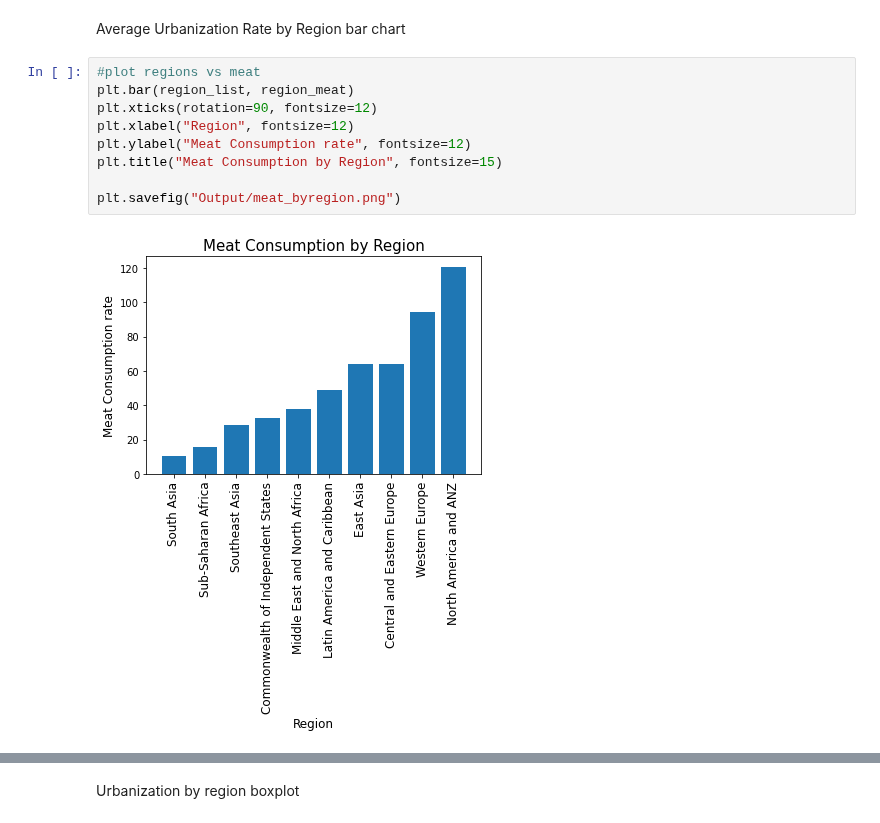
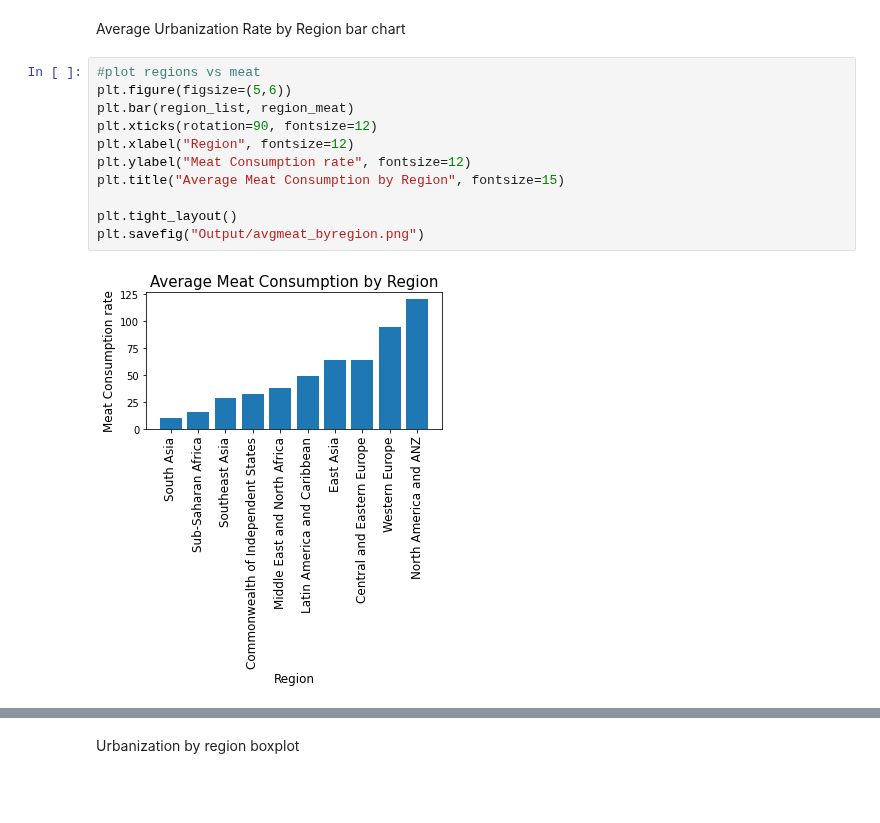
Before and after one commit to ermcgrew/bootcamp_project_one, a Jupyter notebook: data_analysis.ipynb, the cells around one changed output, grey strips where cells are left out. Cells and saved outputs as stored; diff of their text form; blank space fills up the shorter version.

```diff
--- a/data_analysis.ipynb
+++ b/data_analysis.ipynb
@@ -510,14 +515,16 @@ region_list = regions_mean_df.index
 Average Urbanization Rate by Region bar chart
 # %%
 #plot regions vs meat
+plt.figure(figsize=(5,6))
 plt.bar(region_list, region_meat)
 plt.xticks(rotation=90, fontsize=12)
 plt.xlabel("Region", fontsize=12)
 plt.ylabel("Meat Consumption rate", fontsize=12)
-plt.title("Meat Consumption by Region", fontsize=15)
+plt.title("Average Meat Consumption by Region", fontsize=15)
 
-plt.savefig("Output/meat_byregion.png")
+plt.tight_layout()
+plt.savefig("Output/avgmeat_byregion.png")
 # %% [output]
-[figure, old version]
+[figure, new version]
 # %%
 #plot regions vs urbanization
```
Also changed, not shown: parts of 19 cells of this notebook, 21 other files.
